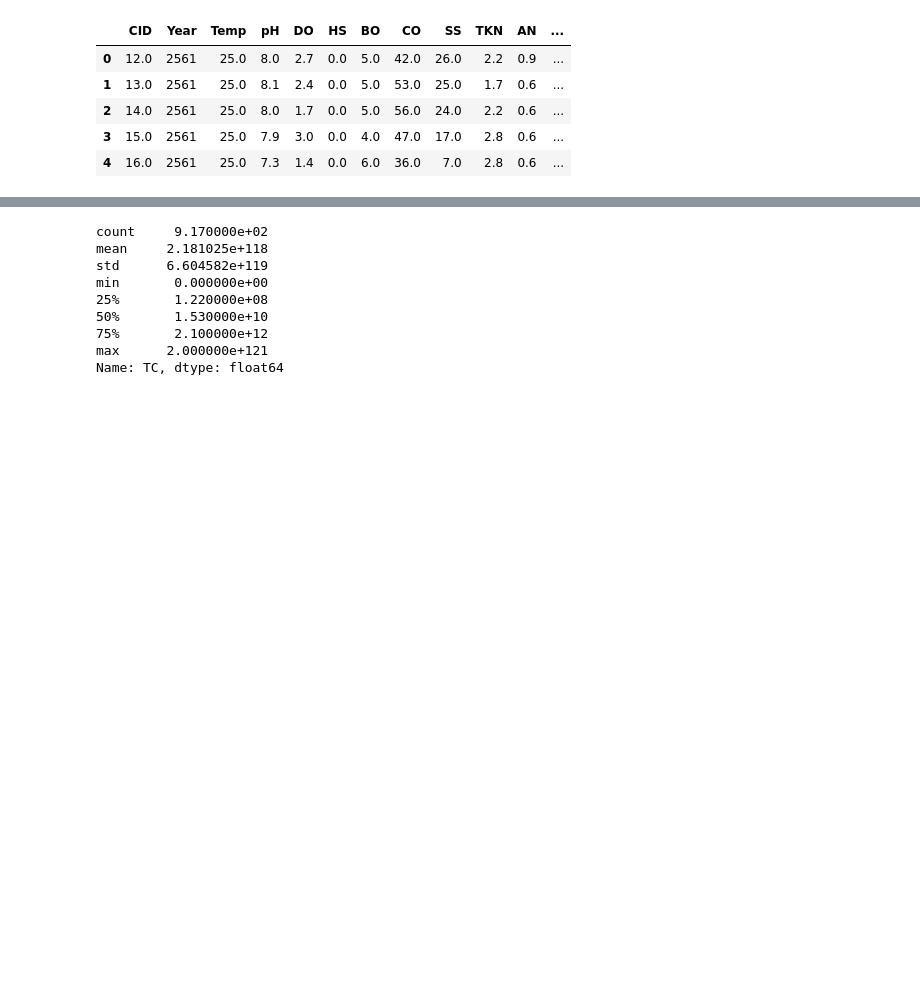
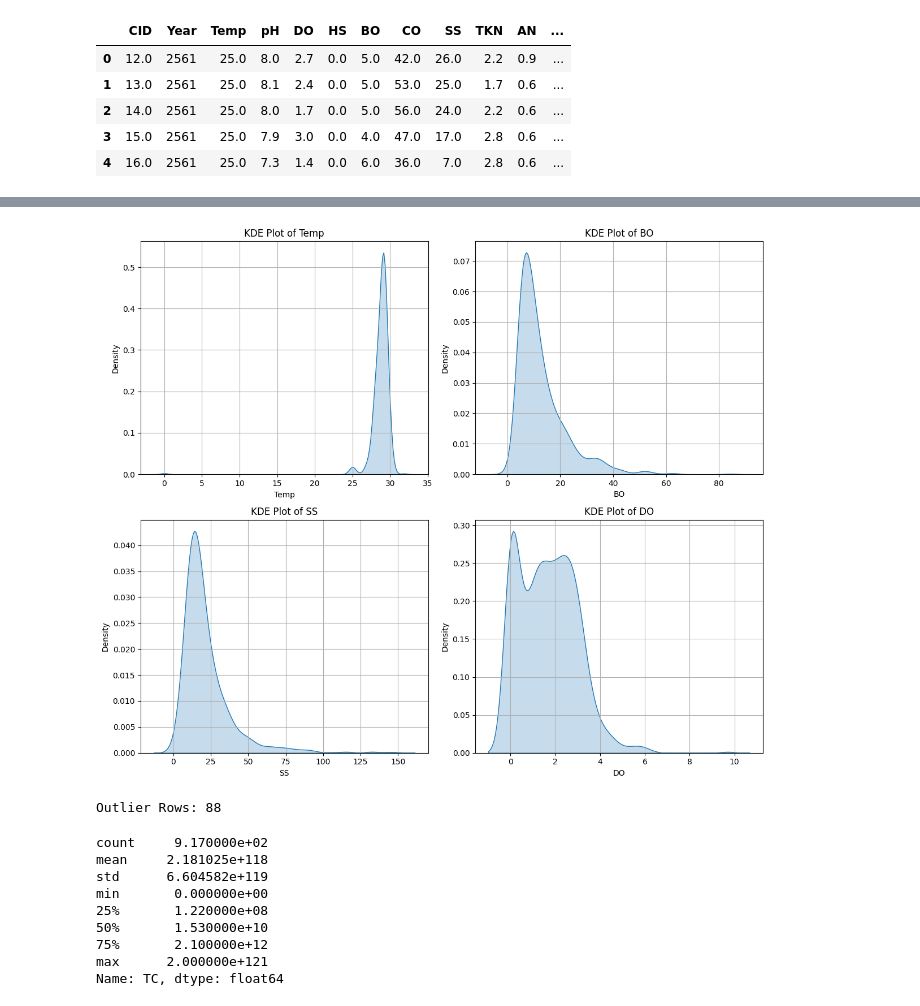
Before and after one commit to puskr99/ml-project-water-potability, a Jupyter notebook: code/water.ipynb, the cells around one changed output, grey strips where cells are left out. Drawn from its saved outputs; the diff is of its cells as text; code cells hidden in the pictures; blank space fills up the shorter version.

```diff
--- a/code/water.ipynb
+++ b/code/water.ipynb
@@ -195,3 +243,27 @@ data.head()
+# %%
+features = ['Temp', 'BO', 'SS', 'DO']
+
+fig, axes = plt.subplots(2, 2, figsize=(12, 10))
+axes = axes.flatten()
+
+for i, col in enumerate(features):
+    sns.kdeplot(data[col], fill=True, ax=axes[i])
+    axes[i].set_title(f"KDE Plot of {col}")
+    axes[i].grid(True)
+
+plt.tight_layout()
+plt.show()
+# %% [output]
+[figure, added]
+# %%
+from scipy.stats import zscore
+
+z_scores = np.abs(zscore(data.select_dtypes(include='number')))
+outlier_mask = (z_scores > 3)
+outliers = (outlier_mask.sum(axis=1) > 0)
+print("Outlier Rows:", outliers.sum())
+# %% [output]
+Outlier Rows: 88
 # %%
 data['TC'].describe()
 # %% [output]
```
Also changed, not shown: parts of 75 cells of this notebook, 1 other file.
